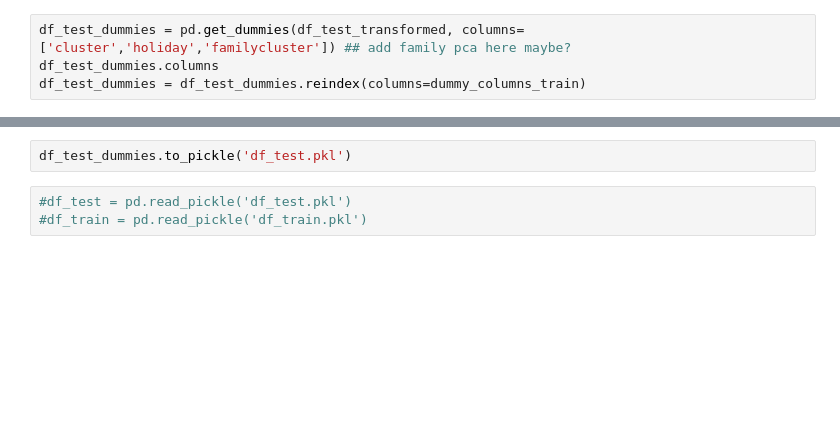
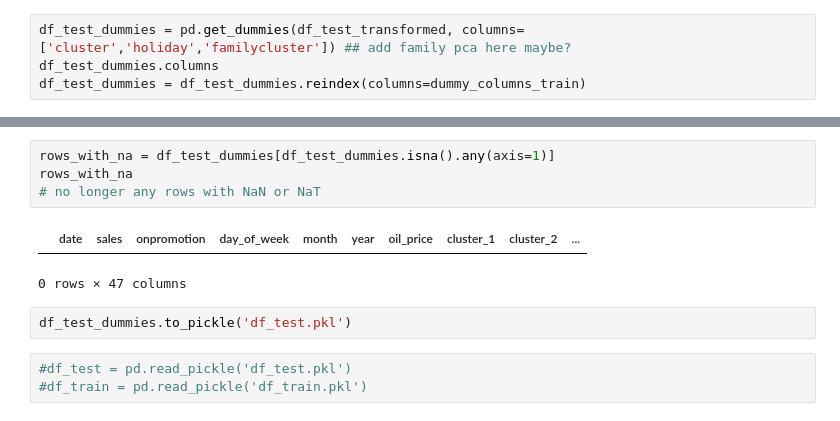
Before and after one commit to coryleroy1/Store-Sales, a Jupyter notebook: Feature Engineering/Feature Engineering.ipynb, the cells around one changed output, grey strips where cells are left out. Saved outputs shown, nothing was run; the diff lists cells and outputs as text; blank space fills up the shorter version.

```diff
--- a/Feature Engineering/Feature Engineering.ipynb
+++ b/Feature Engineering/Feature Engineering.ipynb
@@ -501,6 +490,13 @@ df_test_dummies
 | 28510 | 2017-08-31 | 0.0 | 0.013932 | 0.500000 | 0.0 | 0.0 | 0.494297 | 0.0 | 0.0 | ... |
 | 28511 | 2017-08-31 | 0.0 | 0.000000 | 0.500000 | 0.0 | 0.0 | 0.494297 | 0.0 | 0.0 | ... |
 28512 rows × 47 columns
+# %%
+rows_with_na = df_test_dummies[df_test_dummies.isna().any(axis=1)]
+rows_with_na
+# no longer any rows with NaN or NaT
+# %% [output]
+|  | date | sales | onpromotion | day_of_week | month | year | oil_price | cluster_1 | cluster_2 | ... |
+0 rows × 47 columns
 # %%
 df_test_dummies.to_pickle('df_test.pkl')
 # %%
```
Also changed, not shown: parts of 12 cells of this notebook, 1 other file.
